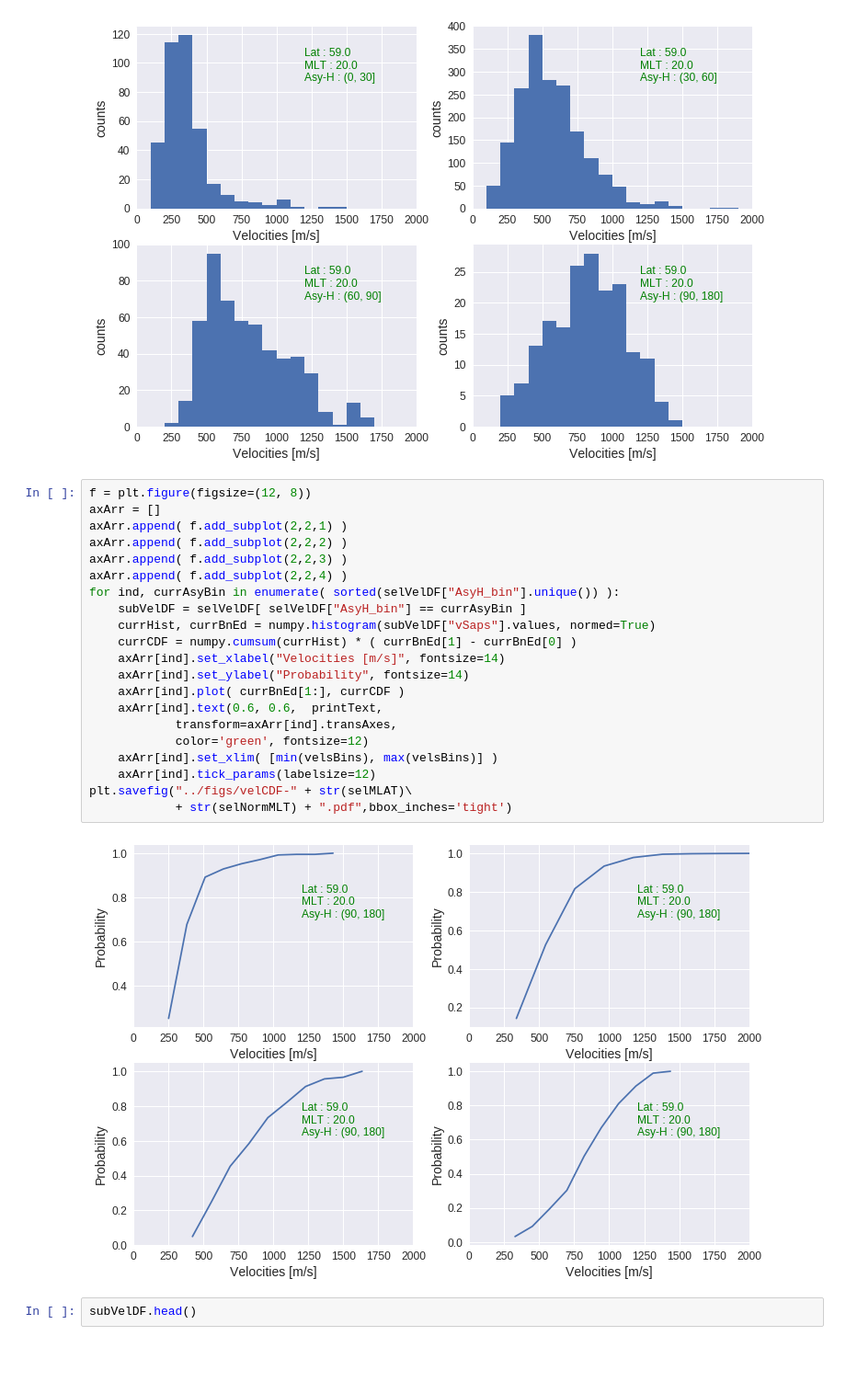
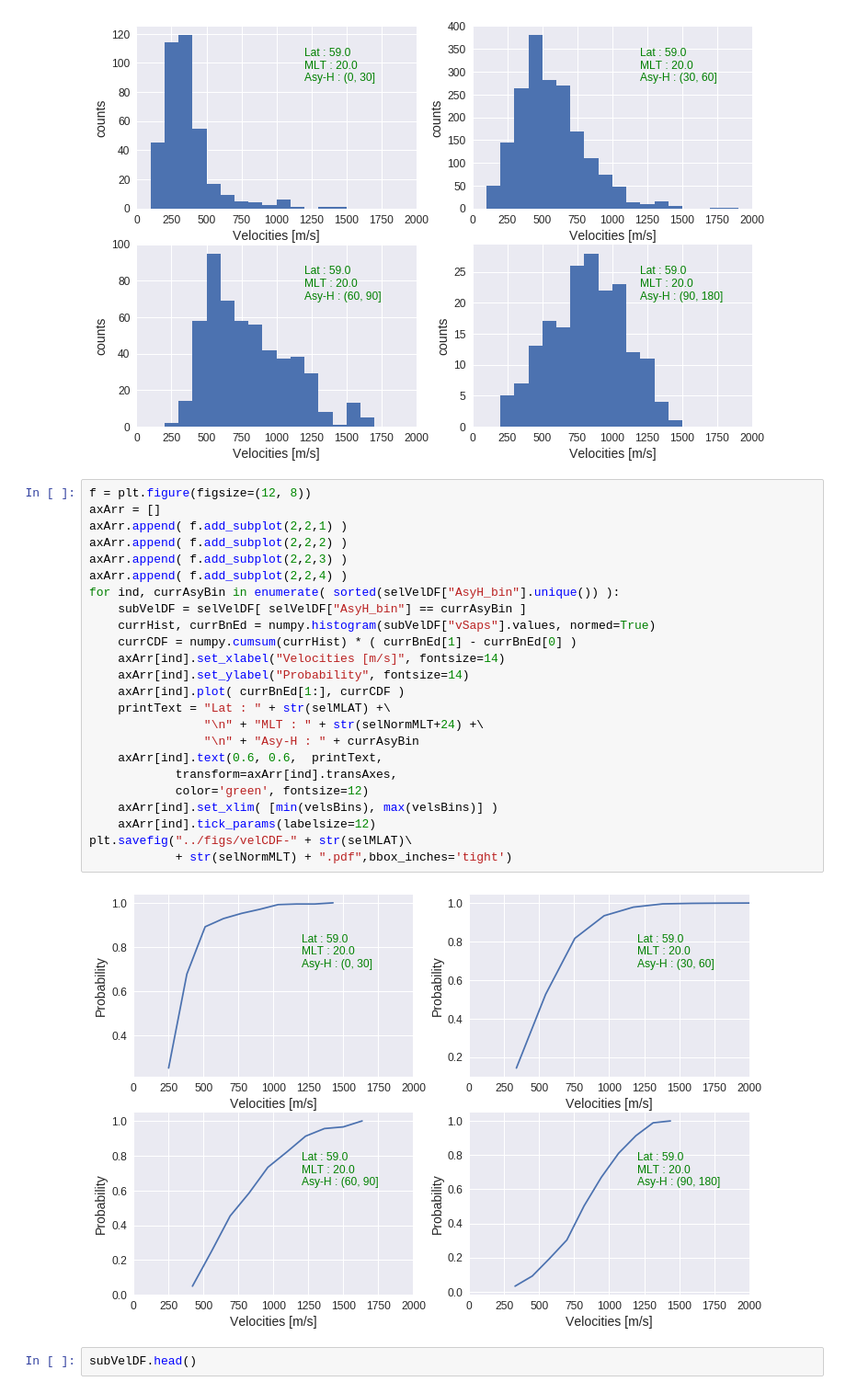
Before and after one commit to bharatreddy/indsvels, a Jupyter notebook: ipy/velprofiles.ipynb, the cells around one changed output. Shown at 92% size. Saved outputs shown, nothing was run; the diff lists cells and outputs as text; blank space fills up the shorter version.

```diff
--- a/ipy/velprofiles.ipynb
+++ b/ipy/velprofiles.ipynb
@@ -126,26 +126,29 @@ plt.savefig("../figs/velDist-" + str(selMLAT)\
 # %%
 f = plt.figure(figsize=(12, 8))
 axArr = []
 axArr.append( f.add_subplot(2,2,1) )
 axArr.append( f.add_subplot(2,2,2) )
 axArr.append( f.add_subplot(2,2,3) )
 axArr.append( f.add_subplot(2,2,4) )
 for ind, currAsyBin in enumerate( sorted(selVelDF["AsyH_bin"].unique()) ):
     subVelDF = selVelDF[ selVelDF["AsyH_bin"] == currAsyBin ]
     currHist, currBnEd = numpy.histogram(subVelDF["vSaps"].values, normed=True)
     currCDF = numpy.cumsum(currHist) * ( currBnEd[1] - currBnEd[0] )
     axArr[ind].set_xlabel("Velocities [m/s]", fontsize=14)
     axArr[ind].set_ylabel("Probability", fontsize=14)
     axArr[ind].plot( currBnEd[1:], currCDF )
+    printText = "Lat : " + str(selMLAT) +\
+                "\n" + "MLT : " + str(selNormMLT+24) +\
+                "\n" + "Asy-H : " + currAsyBin
     axArr[ind].text(0.6, 0.6,  printText,
             transform=axArr[ind].transAxes,
             color='green', fontsize=12)
     axArr[ind].set_xlim( [min(velsBins), max(velsBins)] )
     axArr[ind].tick_params(labelsize=12)
 plt.savefig("../figs/velCDF-" + str(selMLAT)\
             + str(selNormMLT) + ".pdf",bbox_inches='tight')
 # %% [output]
-[figure, old version]
+[figure, new version]
 # %%
 subVelDF.head()
 # %% [output]
```
Also changed, not shown: 4 other files.
